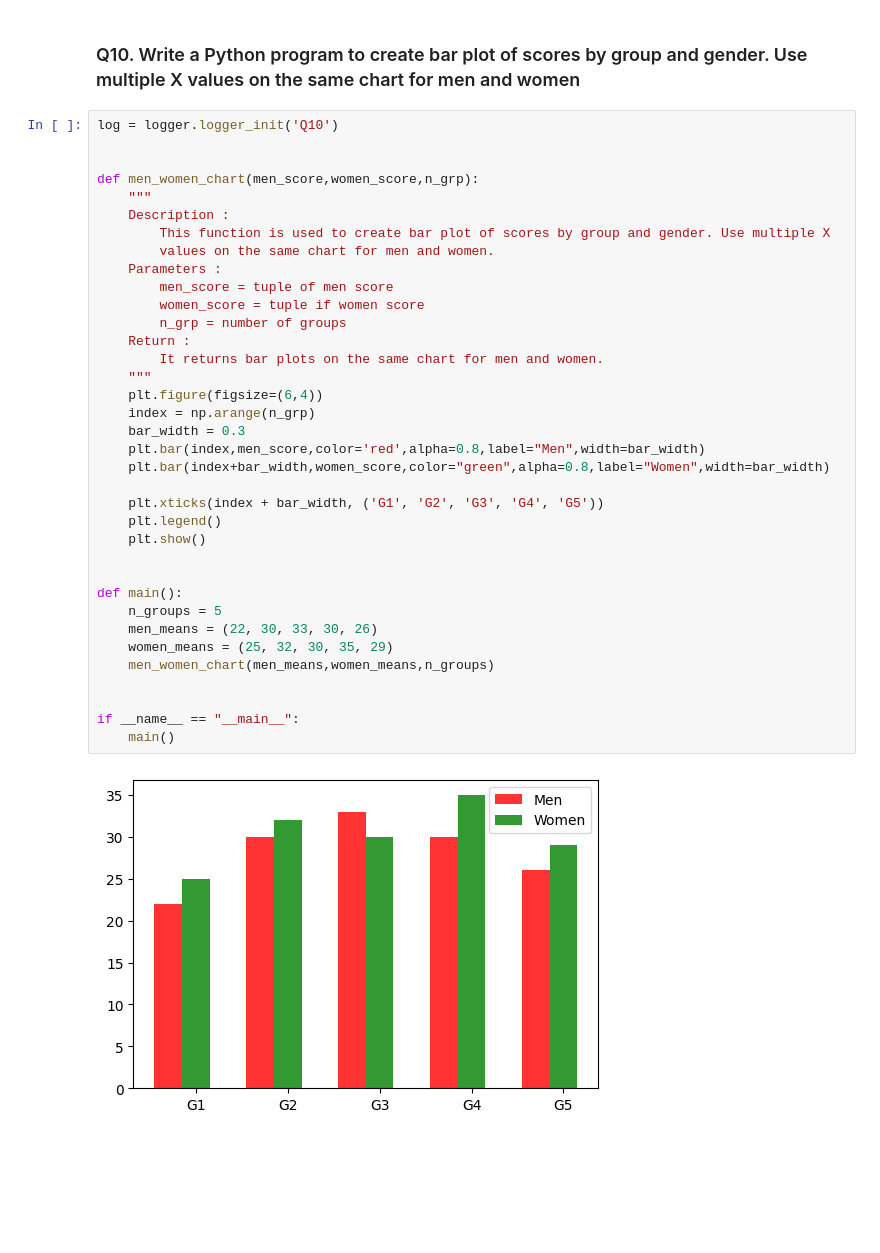
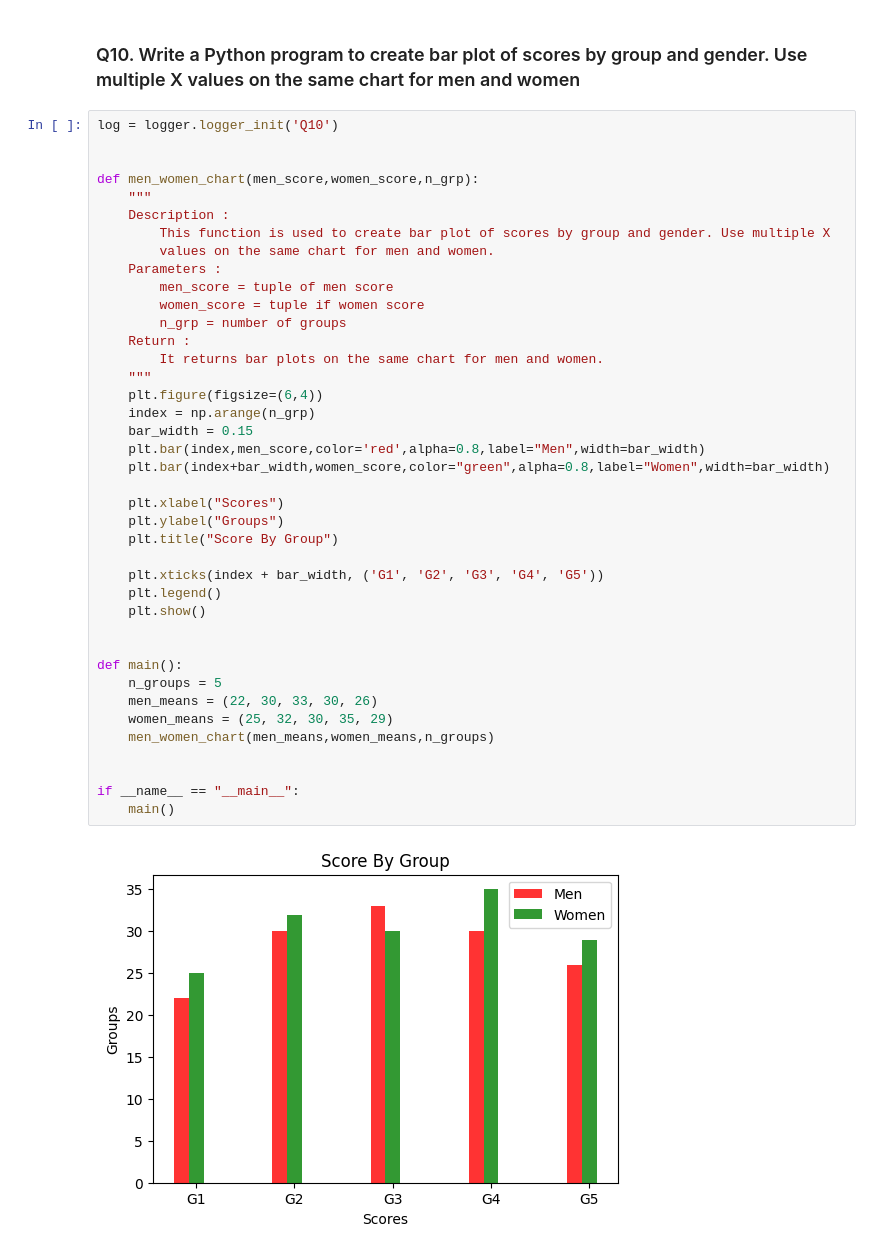
Before and after one commit to Ankitha8105/Python_Libraries, a Jupyter notebook: Matplotlib/bargraph.ipynb, the cells around one changed output. Drawn from its saved outputs; the diff is of its cells as text; blank space fills up the shorter version.

```diff
--- a/Matplotlib/bargraph.ipynb
+++ b/Matplotlib/bargraph.ipynb
@@ -378,32 +378,36 @@ def men_women_chart(men_score,women_score,n_grp):
     Description :
         This function is used to create bar plot of scores by group and gender. Use multiple X
         values on the same chart for men and women.
     Parameters :
         men_score = tuple of men score
         women_score = tuple if women score
         n_grp = number of groups
     Return :
         It returns bar plots on the same chart for men and women.
     """
     plt.figure(figsize=(6,4))
     index = np.arange(n_grp)
-    bar_width = 0.3
+    bar_width = 0.15
     plt.bar(index,men_score,color='red',alpha=0.8,label="Men",width=bar_width)
     plt.bar(index+bar_width,women_score,color="green",alpha=0.8,label="Women",width=bar_width)
+
+    plt.xlabel("Scores")
+    plt.ylabel("Groups")
+    plt.title("Score By Group")
 
     plt.xticks(index + bar_width, ('G1', 'G2', 'G3', 'G4', 'G5'))
     plt.legend()
     plt.show()
 
 
 def main():
     n_groups = 5
     men_means = (22, 30, 33, 30, 26)
     women_means = (25, 32, 30, 35, 29)
     men_women_chart(men_means,women_means,n_groups)
 
 
 if __name__ == "__main__":
     main()
 # %% [output]
-[figure, old version]
+[figure, new version]
```
Also changed, not shown: parts of 2 cells of this notebook.
